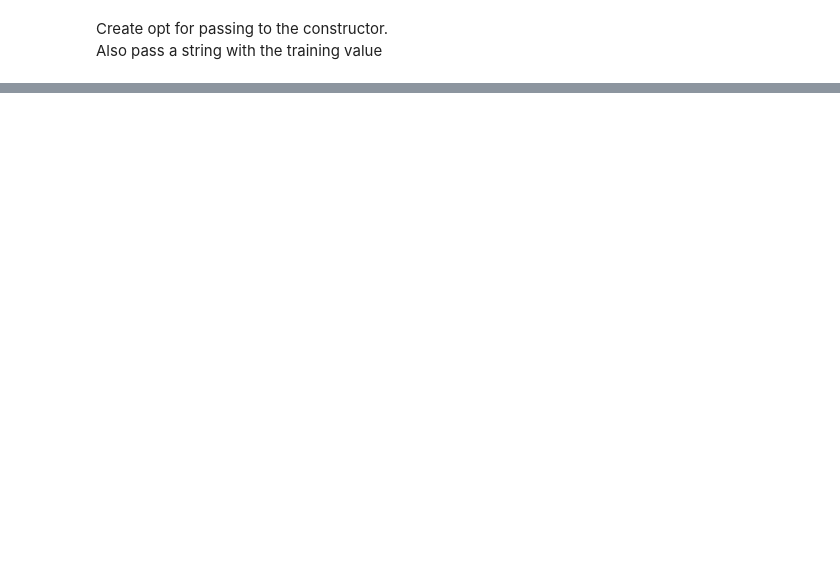
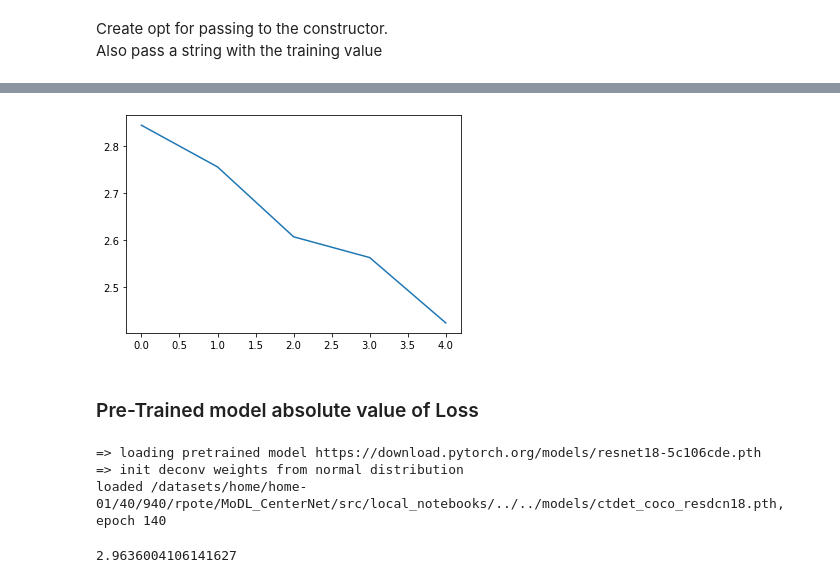
Before and after one commit to rohanpote/MoDL_CenterNet, a Jupyter notebook: src/local_notebooks/notebook_Rohan.ipynb, the cells around one changed output, grey strips where cells are left out. Drawn from its saved outputs; the diff is of its cells as text; code cells hidden in the pictures; blank space fills up the shorter version.

```diff
--- a/src/local_notebooks/notebook_Rohan.ipynb
+++ b/src/local_notebooks/notebook_Rohan.ipynb
@@ -71,0 +260,19 @@ trainer = CtdetTrainer(opt, model, optimizer)
+# %%
+import cv2
+import skimage.io as io
+for idx,batch in enumerate(train_loader):
+    print(idx)
+    x1=batch['input']
+    img = dataset.coco.loadImgs(dataset.images[0])[0]
+    f_name=img_dir
+    f_name+=img['file_name']
+    I = io.imread(f_name)
+    plt.figure()
+    plt.imshow(I)
+    plt.show()
+    #x = np.moveaxis(x, [0, 1, 2], [2, 0, 1])
+    #     plt.figure()
+    #     plt.imshow(x)
+    #     plt.show()
+    myimshow(x1[0,:,:,:])
+    print(x1[0,:,:,:].shape,I.shape)
@@ -71,0 +302,18 @@ trainer = CtdetTrainer(opt, model, optimizer)
+# %%
+import cv2
+import skimage.io as io
+for idx,batch in enumerate(train_loader):
+    x=batch['input']
+    img = dataset.coco.loadImgs(dataset.images[0])[0]
+    f_name=img_dir
+    f_name+=img['file_name']
+    I = io.imread(f_name)
+    plt.figure()
+    plt.imshow(I)
+    plt.show()
+    #x = np.moveaxis(x, [0, 1, 2], [2, 0, 1])
+    #     plt.figure()
+    #     plt.imshow(x)
+    #     plt.show()
+    myimshow(x[0,:,:,:])
+    print(x[0,:,:,:].shape,I.shape)
@@ -71,0 +361,5 @@ trainer = CtdetTrainer(opt, model, optimizer)
+# %%
+adam = torch.optim.Adam(net.parameters(), lr=opt.lr)
+stats_manager = nt.StatsManager()
+exp2 = nt.Experiment(net,dataset,valset,adam,stats_manager,
+output_dir="BaseExperiment", batch_size=opt.batch_size,perform_validation_during_training=False)
@@ -71,0 +390,7 @@ trainer = CtdetTrainer(opt, model, optimizer)
+# %%
+plt.plot(exp2.history)
+plt.show()
+# %% [output]
+[figure, added]
+# %% [markdown]
+### Pre-Trained model absolute value of Loss
@@ -71,0 +401,10 @@ trainer = CtdetTrainer(opt, model, optimizer)
+# %%
+model_pretrain = create_model(opt.arch, opt.heads, opt.head_conv)
+optimizer_pretrain = torch.optim.Adam(model_pretrain.parameters(), opt.lr)
+model_pretrain =load_model(model_pretrain,sys.path[0]+'/../../models/ctdet_coco_resdcn18.pth');
+net_pretrain = Centernet_model(opt,model_pretrain);
+net_pretrain = net_pretrain.to(opt.device)
+# %% [output]
+=> loading pretrained model https://download.pytorch.org/models/resnet18-5c106cde.pth
+=> init deconv weights from normal distribution
+loaded /datasets/home/home-01/40/940/rpote/MoDL_CenterNet/src/local_notebooks/../../models/ctdet_coco_resdcn18.pth, epoch 140
@@ -71,0 +416,4 @@ trainer = CtdetTrainer(opt, model, optimizer)
+# %%
+exp2.evaluate2()
+# %% [output]
+2.9636004106141627
```
Also changed, not shown: parts of 60 cells of this notebook, 1 other file.
